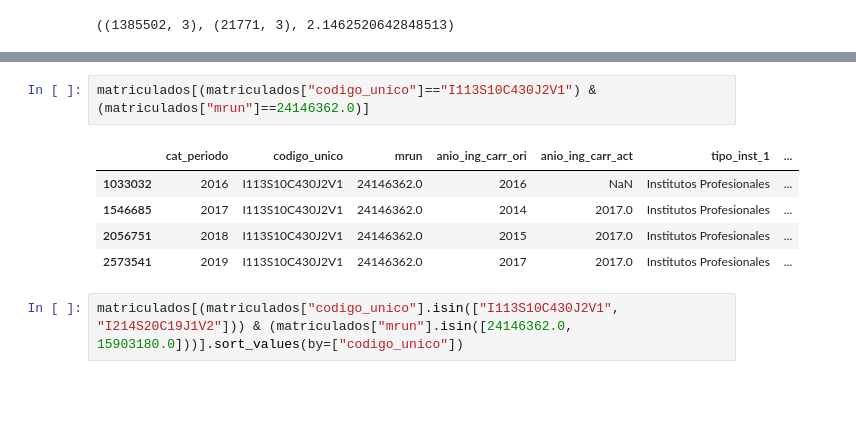
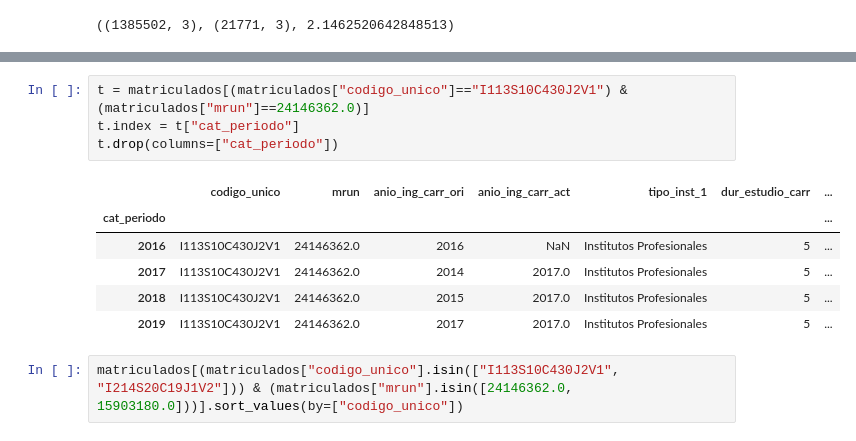
Before and after one commit to GianniCatBug/MDS7201-mineduc-desercion, a Jupyter notebook: notebooks/0-primeras-exploraciones.ipynb, the cells around one changed output, grey strips where cells are left out. Cells and saved outputs as stored; diff of their text form; blank space fills up the shorter version.

```diff
--- a/notebooks/0-creacion-vector-objetivo.ipynb
+++ b/notebooks/0-primeras-exploraciones.ipynb
@@ -332,11 +344,14 @@ ai.sort_values(by="anio_ing_carr_ori", ascending=False)
 # %%
-matriculados[(matriculados["codigo_unico"]=="I113S10C430J2V1") & (matriculados["mrun"]==24146362.0)]
+t = matriculados[(matriculados["codigo_unico"]=="I113S10C430J2V1") & (matriculados["mrun"]==24146362.0)]
+t.index = t["cat_periodo"]
+t.drop(columns=["cat_periodo"])
 # %% [output]
-|  | cat_periodo | codigo_unico | mrun | anio_ing_carr_ori | anio_ing_carr_act | tipo_inst_1 | ... |
-| 1033032 | 2016 | I113S10C430J2V1 | 24146362.0 | 2016 | NaN | Institutos Profesionales | ... |
-| 1546685 | 2017 | I113S10C430J2V1 | 24146362.0 | 2014 | 2017.0 | Institutos Profesionales | ... |
-| 2056751 | 2018 | I113S10C430J2V1 | 24146362.0 | 2015 | 2017.0 | Institutos Profesionales | ... |
-| 2573541 | 2019 | I113S10C430J2V1 | 24146362.0 | 2017 | 2017.0 | Institutos Profesionales | ... |
+|  | codigo_unico | mrun | anio_ing_carr_ori | anio_ing_carr_act | tipo_inst_1 | dur_estudio_carr | ... |
+| cat_periodo |  |  |  |  |  |  | ... |
+| 2016 | I113S10C430J2V1 | 24146362.0 | 2016 | NaN | Institutos Profesionales | 5 | ... |
+| 2017 | I113S10C430J2V1 | 24146362.0 | 2014 | 2017.0 | Institutos Profesionales | 5 | ... |
+| 2018 | I113S10C430J2V1 | 24146362.0 | 2015 | 2017.0 | Institutos Profesionales | 5 | ... |
+| 2019 | I113S10C430J2V1 | 24146362.0 | 2017 | 2017.0 | Institutos Profesionales | 5 | ... |
 # %%
 matriculados[(matriculados["codigo_unico"].isin(["I113S10C430J2V1", "I214S20C19J1V2"])) & (matriculados["mrun"].isin([24146362.0, 15903180.0]))].sort_values(by=["codigo_unico"])
 # %% [output]
```
Also changed, not shown: parts of 18 cells of this notebook, 2 other files.
